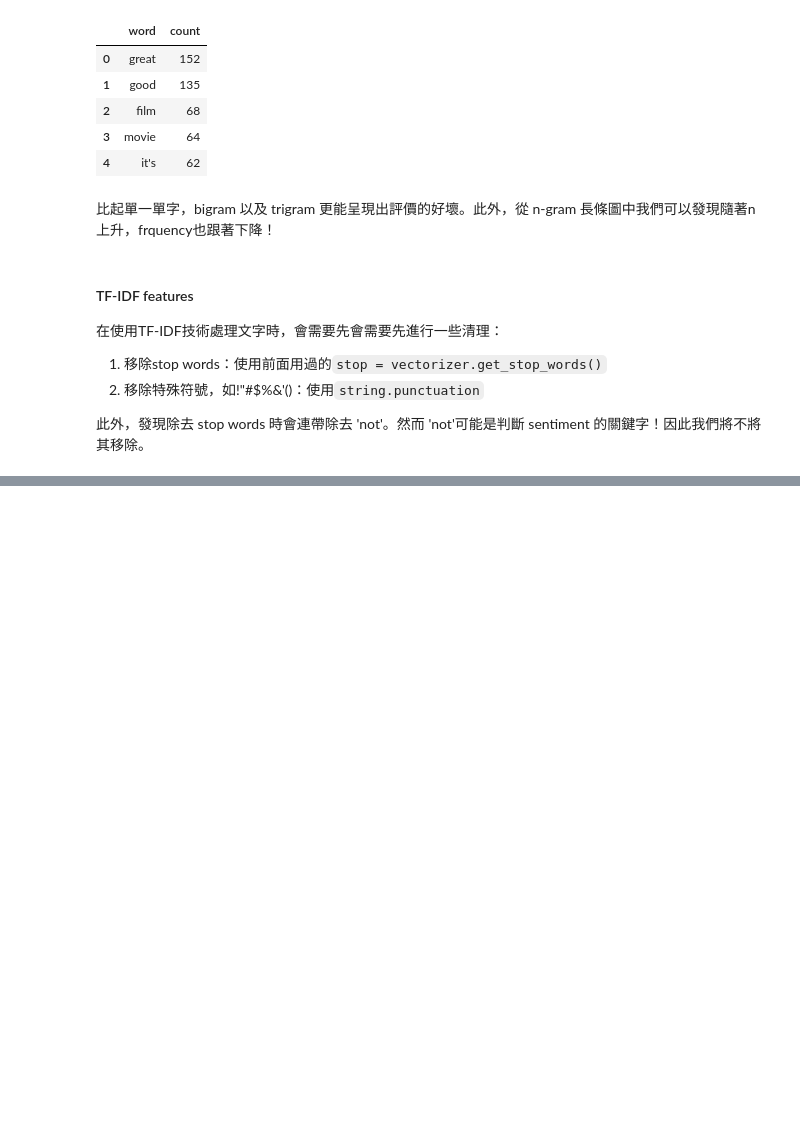
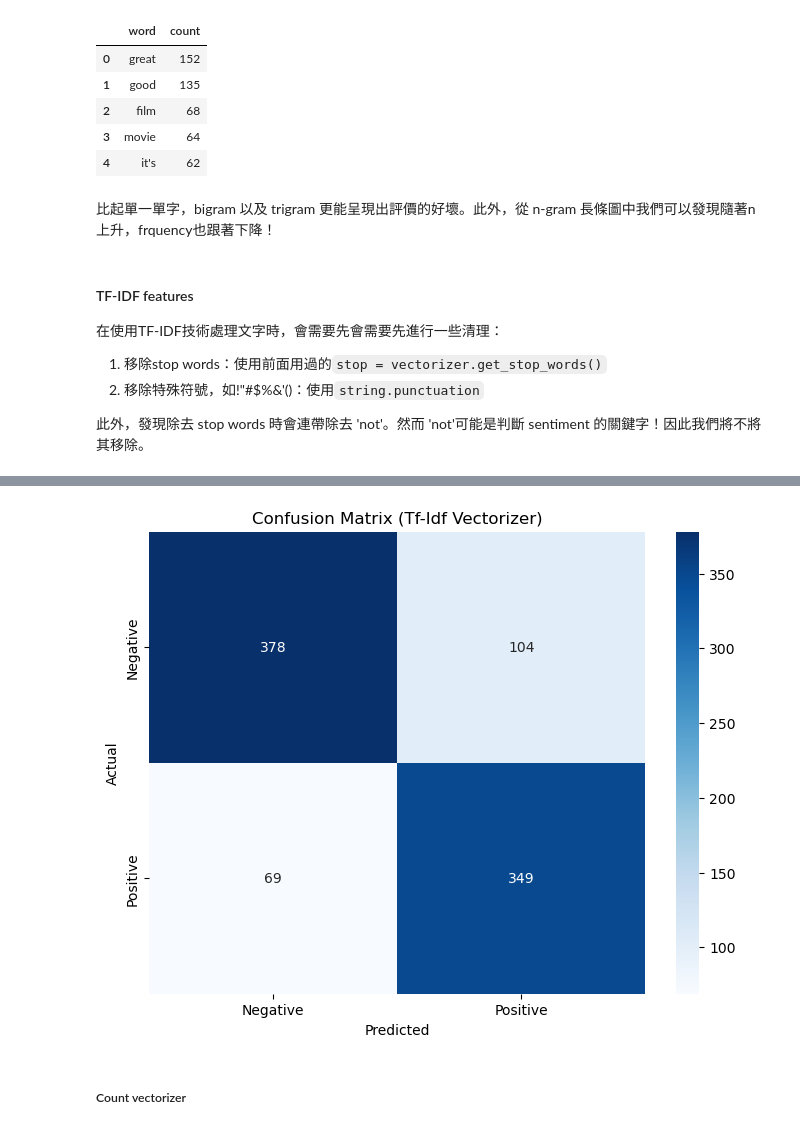
Before and after one commit to pywang89/DM2023-Lab1-Master, a Jupyter notebook: Homework/DM2023-Lab1-Homework.ipynb, the cells around one changed output, grey strips where cells are left out. Saved outputs shown, nothing was run; the diff lists cells and outputs as text; code cells hidden in the pictures; blank space fills up the shorter version.

```diff
--- a/Homework/DM2023-Lab1-Homework.ipynb
+++ b/Homework/DM2023-Lab1-Homework.ipynb
@@ -1969,0 +1877,7 @@ plt.show()
+# %%
+# X-> data, y-> label
+X = df["text_clean"]
+y = df["sentiment"]
+
+X_train, X_test, y_train, y_test = train_test_split(X, y, test_size=0.3, random_state=42)
+print(X_train.shape, X_test.shape, y_train.shape, y_test.shape)
@@ -1969,0 +1888,24 @@ plt.show()
+# %%
+best_params = grid_search_best_params(X_train, y_train, vectorizer_type='tfidf')
+
+tfidf_vect = TfidfVectorizer(ngram_range=best_params['tfidf__ngram_range'])
+tfidf_nb_model = MultinomialNB(alpha=best_params['nb__alpha'])
+
+X_train_tfidf = tfidf_vect.fit_transform(X_train)
+X_test_tfidf = tfidf_vect.transform(X_test)
+
+# Perform 5-fold cross-validation
+scores = cross_val_score(tfidf_nb_model, X_train_tfidf, y_train, cv=5, scoring='accuracy')
+print("Cross-Validation Scores:", scores)
+print("Mean Accuracy:", scores.mean())
+
+# Fit the model on the entire training set
+tfidf_nb_model.fit(X_train_tfidf, y_train)
+
+# Predict and evaluate the model on the test set
+y_pred_tfidf = tfidf_nb_model.predict(X_test_tfidf)
+accuracy_tfidf = accuracy_score(y_test, y_pred_tfidf)
+report_tfidf = classification_report(y_test, y_pred_tfidf)
+
+print("Naive Bayes Classifier (TF-IDF Vectorizer) Accuracy:", accuracy_tfidf)
+print(report_tfidf)
@@ -1969,0 +1924,10 @@ plt.show()
+# %%
+# calculate the confusion matrix of Tf-Idf model
+cm_tfidf = confusion_matrix(y_test, y_pred_tfidf)
+
+# plot
+plot_confusion_matrix(cm_tfidf, "Tf-Idf")
+# %% [output]
+[figure, added]
+# %% [markdown]
+##### Count vectorizer
```
Also changed, not shown: parts of 100 cells of this notebook.
